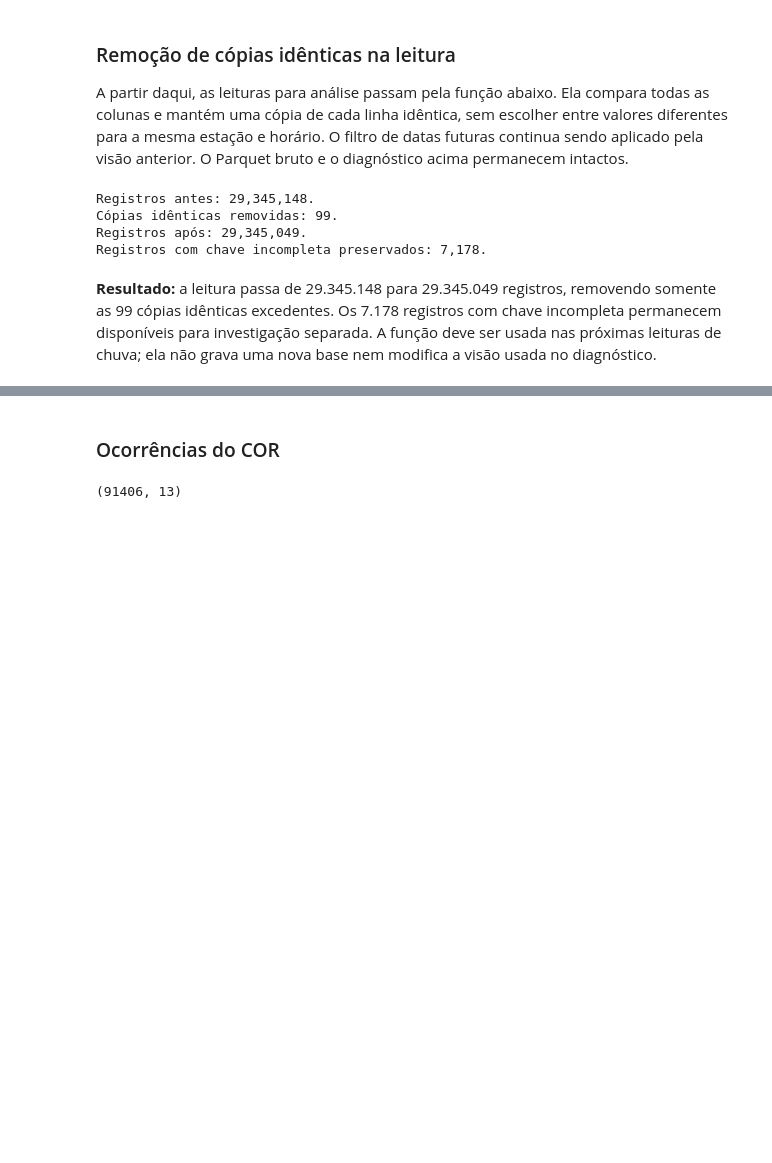
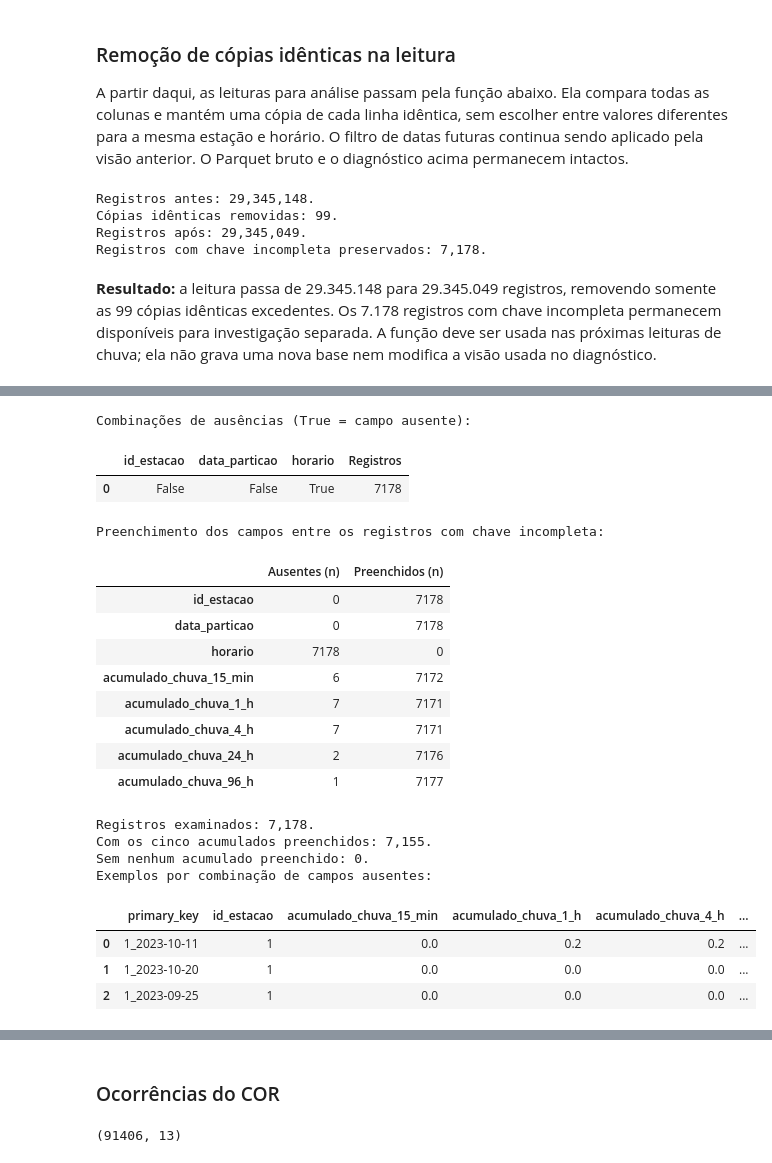
Before and after one commit to PedroVNeves/Quando_a_chuva_vira_problema, a Jupyter notebook: analise.ipynb, the cells around one changed output, grey strips where cells are left out. Saved outputs shown, nothing was run; the diff lists cells and outputs as text; code cells hidden in the pictures; blank space fills up the shorter version.

```diff
--- a/analise.ipynb
+++ b/analise.ipynb
@@ -273,0 +278,57 @@ Registros com chave incompleta preservados: 7,178.
+# %%
+filtro_chave_incompleta = (
+    ds.field("id_estacao").is_null()
+    | ds.field("data_particao").is_null()
+    | ds.field("horario").is_null()
+)
+chuva_chave_incompleta = ler_chuva_para_analise(filtro_chave_incompleta)
+campos_chave = ["id_estacao", "data_particao", "horario"]
+campos_chuva = [c for c in chuva_chave_incompleta.columns if c.startswith("acumulado_chuva_")]
+ausencias_chave = chuva_chave_incompleta[campos_chave].isna()
+
+print("Combinações de ausências (True = campo ausente):")
+padroes_ausencia = ausencias_chave.value_counts().rename("Registros").reset_index()
+display(padroes_ausencia)
+
+print("Preenchimento dos campos entre os registros com chave incompleta:")
+campos_diagnostico = chuva_chave_incompleta[campos_chave + campos_chuva]
+preenchimento_incompletas = pd.DataFrame({
+    "Ausentes (n)": campos_diagnostico.isna().sum(),
+    "Preenchidos (n)": campos_diagnostico.notna().sum(),
+})
+display(preenchimento_incompletas)
+todos_acumulados = chuva_chave_incompleta[campos_chuva].notna().all(axis=1)
+nenhum_acumulado = chuva_chave_incompleta[campos_chuva].isna().all(axis=1)
+print(f"Registros examinados: {len(chuva_chave_incompleta):,}.")
+print(f"Com os cinco acumulados preenchidos: {todos_acumulados.sum():,}.")
+print(f"Sem nenhum acumulado preenchido: {nenhum_acumulado.sum():,}.")
+
+# As combinações são usadas apenas para selecionar exemplos, sem modificar a série.
+rotulos_ausencia = ausencias_chave.apply(
+    lambda linha: ", ".join(linha.index[linha]), axis=1,
+)
+exemplos_incompletas = chuva_chave_incompleta.assign(campos_ausentes=rotulos_ausencia)
+print("Exemplos por combinação de campos ausentes:")
+display(exemplos_incompletas.groupby("campos_ausentes", sort=True).head(3))
+# %% [output]
+Combinações de ausências (True = campo ausente):
+|  | id_estacao | data_particao | horario | Registros |
+| 0 | False | False | True | 7178 |
+Preenchimento dos campos entre os registros com chave incompleta:
+|  | Ausentes (n) | Preenchidos (n) |
+| id_estacao | 0 | 7178 |
+| data_particao | 0 | 7178 |
+| horario | 7178 | 0 |
+| acumulado_chuva_15_min | 6 | 7172 |
+| acumulado_chuva_1_h | 7 | 7171 |
+| acumulado_chuva_4_h | 7 | 7171 |
+| acumulado_chuva_24_h | 2 | 7176 |
+| acumulado_chuva_96_h | 1 | 7177 |
+Registros examinados: 7,178.
+Com os cinco acumulados preenchidos: 7,155.
+Sem nenhum acumulado preenchido: 0.
+Exemplos por combinação de campos ausentes:
+|  | primary_key | id_estacao | acumulado_chuva_15_min | acumulado_chuva_1_h | acumulado_chuva_4_h | ... |
+| 0 | 1_2023-10-11 | 1 | 0.0 | 0.2 | 0.2 | ... |
+| 1 | 1_2023-10-20 | 1 | 0.0 | 0.0 | 0.0 | ... |
+| 2 | 1_2023-09-25 | 1 | 0.0 | 0.0 | 0.0 | ... |
```
Also changed, not shown: parts of 2 cells of this notebook.
